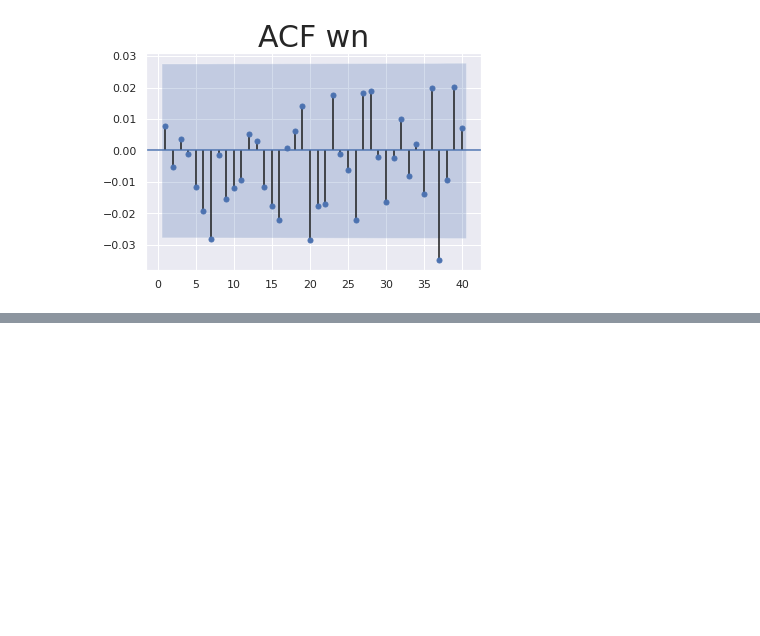
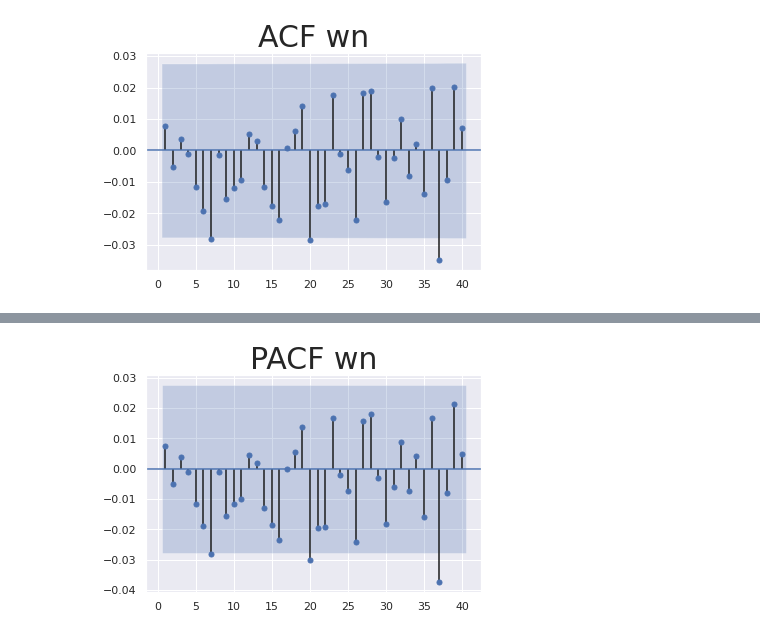
Before and after one commit to mohamed0998/time-series-analysis, a Jupyter notebook: time_series.ipynb, the cells around one changed output, grey strips where cells are left out. Drawn from its saved outputs; the diff is of its cells as text; code cells hidden in the pictures; blank space fills up the shorter version.

```diff
--- a/time_series.ipynb
+++ b/time_series.ipynb
@@ -182,0 +191,6 @@ plt.show()
+# %%
+sgt.plot_pacf(df.wn, lags= 40, zero=False)
+plt.title("PACF wn", size=30)
+plt.show()
+# %% [output]
+[figure, added]
```
Also changed, not shown: parts of 2 cells of this notebook.
